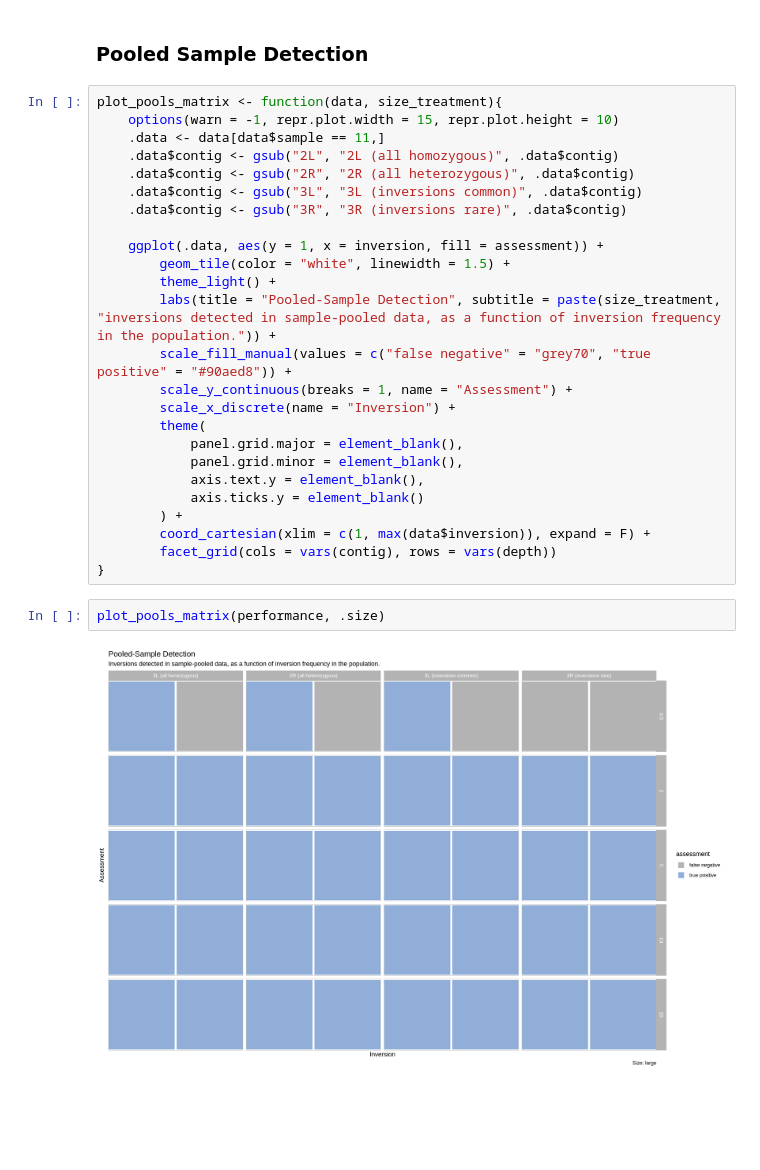
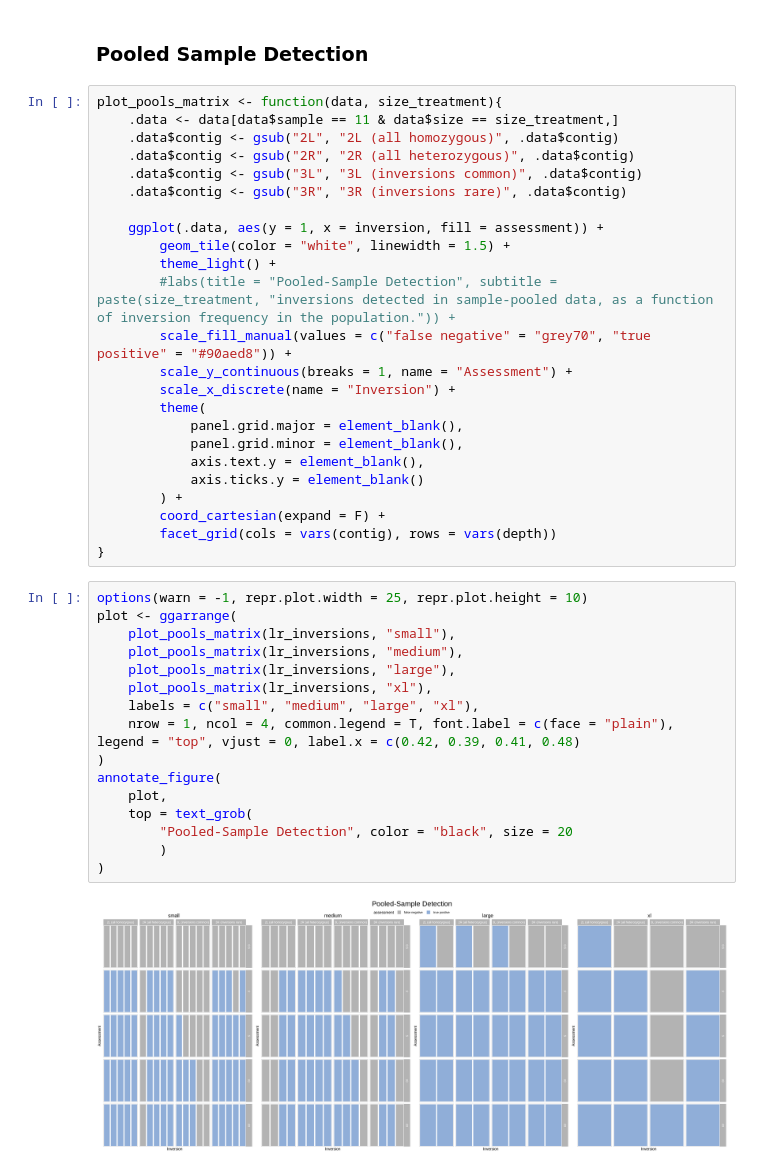
Before and after one commit to pdimens/haplotagging_simulations, a Jupyter notebook: check_called_inversions_all.ipynb, the cells around one changed output. Cells and saved outputs as stored; diff of their text form; blank space fills up the shorter version.

Commit message:
add big plot

```diff
--- a/check_called_inversions_all.ipynb
+++ b/check_called_inversions_all.ipynb
@@ -78,8 +78,7 @@ lr_inversions[lr_inversions$sample != 11,] %>%
 ### Pooled Sample Detection
 # %%
 plot_pools_matrix <- function(data, size_treatment){
-    options(warn = -1, repr.plot.width = 15, repr.plot.height = 10)
-    .data <- data[data$sample == 11,]
+    .data <- data[data$sample == 11 & data$size == size_treatment,]
     .data$contig <- gsub("2L", "2L (all homozygous)", .data$contig)
     .data$contig <- gsub("2R", "2R (all heterozygous)", .data$contig)
     .data$contig <- gsub("3L", "3L (inversions common)", .data$contig)
@@ -88,7 +87,7 @@ plot_pools_matrix <- function(data, size_treatment){
     ggplot(.data, aes(y = 1, x = inversion, fill = assessment)) +
         geom_tile(color = "white", linewidth = 1.5) +
         theme_light() +
-        labs(title = "Pooled-Sample Detection", subtitle = paste(size_treatment, "inversions detected in sample-pooled data, as a function of inversion frequency in the population.")) +
+        #labs(title = "Pooled-Sample Detection", subtitle = paste(size_treatment, "inversions detected in sample-pooled data, as a function of inversion frequency in the population.")) +
         scale_fill_manual(values = c("false negative" = "grey70", "true positive" = "#90aed8")) +
         scale_y_continuous(breaks = 1, name = "Assessment") +
         scale_x_discrete(name = "Inversion") +
@@ -98,10 +97,24 @@ plot_pools_matrix <- function(data, size_treatment){
             axis.text.y = element_blank(),
             axis.ticks.y = element_blank()
         ) +
-        coord_cartesian(xlim = c(1, max(data$inversion)), expand = F) +
+        coord_cartesian(expand = F) +
         facet_grid(cols = vars(contig), rows = vars(depth))
 }
-# %%
-plot_pools_matrix(performance, .size)
-# %% [output]
-[figure, removed]
+# %%
+options(warn = -1, repr.plot.width = 25, repr.plot.height = 10)
+plot <- ggarrange(
+    plot_pools_matrix(lr_inversions, "small"),
+    plot_pools_matrix(lr_inversions, "medium"),
+    plot_pools_matrix(lr_inversions, "large"),
+    plot_pools_matrix(lr_inversions, "xl"),
+    labels = c("small", "medium", "large", "xl"),
+    nrow = 1, ncol = 4, common.legend = T, font.label = c(face = "plain"), legend = "top", vjust = 0, label.x = c(0.42, 0.39, 0.41, 0.48)
+)
+annotate_figure(
+    plot,
+    top = text_grob(
+        "Pooled-Sample Detection", color = "black", size = 20
+        )
+)
+# %% [output]
+[figure, added]
```
